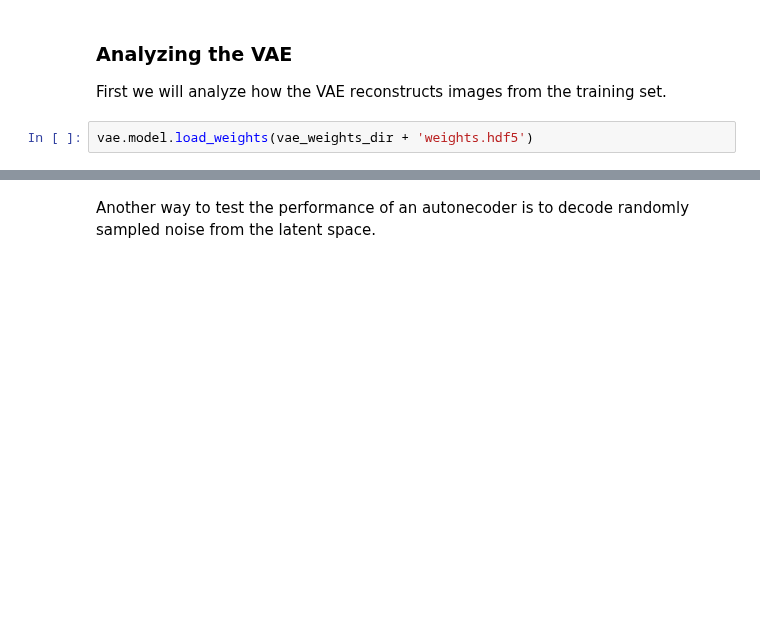
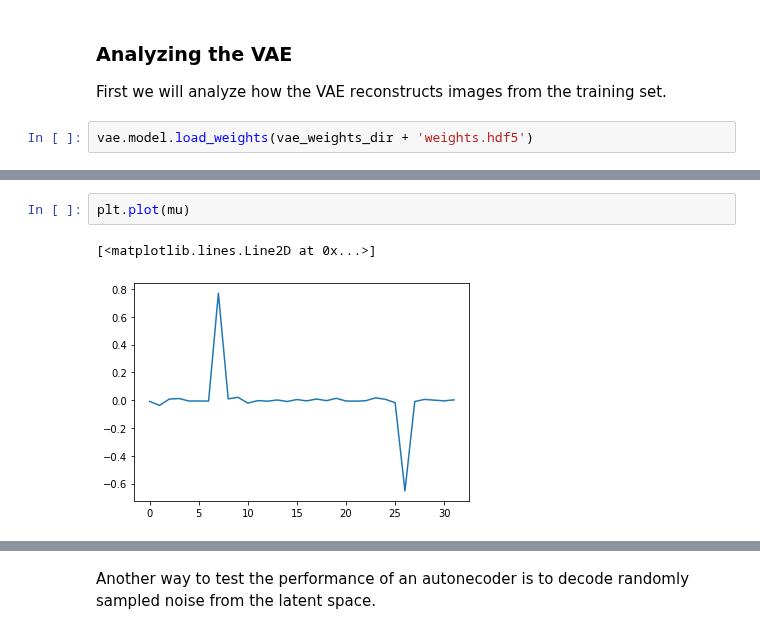
Before and after one commit to DCtheTall/generative-deep-learning, a Jupyter notebook: 8-play/WorldModel.ipynb, the cells around one changed output, grey strips where cells are left out. Saved outputs shown, nothing was run; the diff lists cells and outputs as text; blank space fills up the shorter version.

```diff
--- a/8-play/WorldModel.ipynb
+++ b/8-play/WorldModel.ipynb
@@ -297,0 +322,5 @@ plt.plot(np.arange(0, 32), mu, np.arange(0, 32), log_var)
+# %%
+plt.plot(mu)
+# %% [output]
+[<matplotlib.lines.Line2D at 0x...>]
+[figure, added]
```
Also changed, not shown: parts of 20 cells of this notebook.
